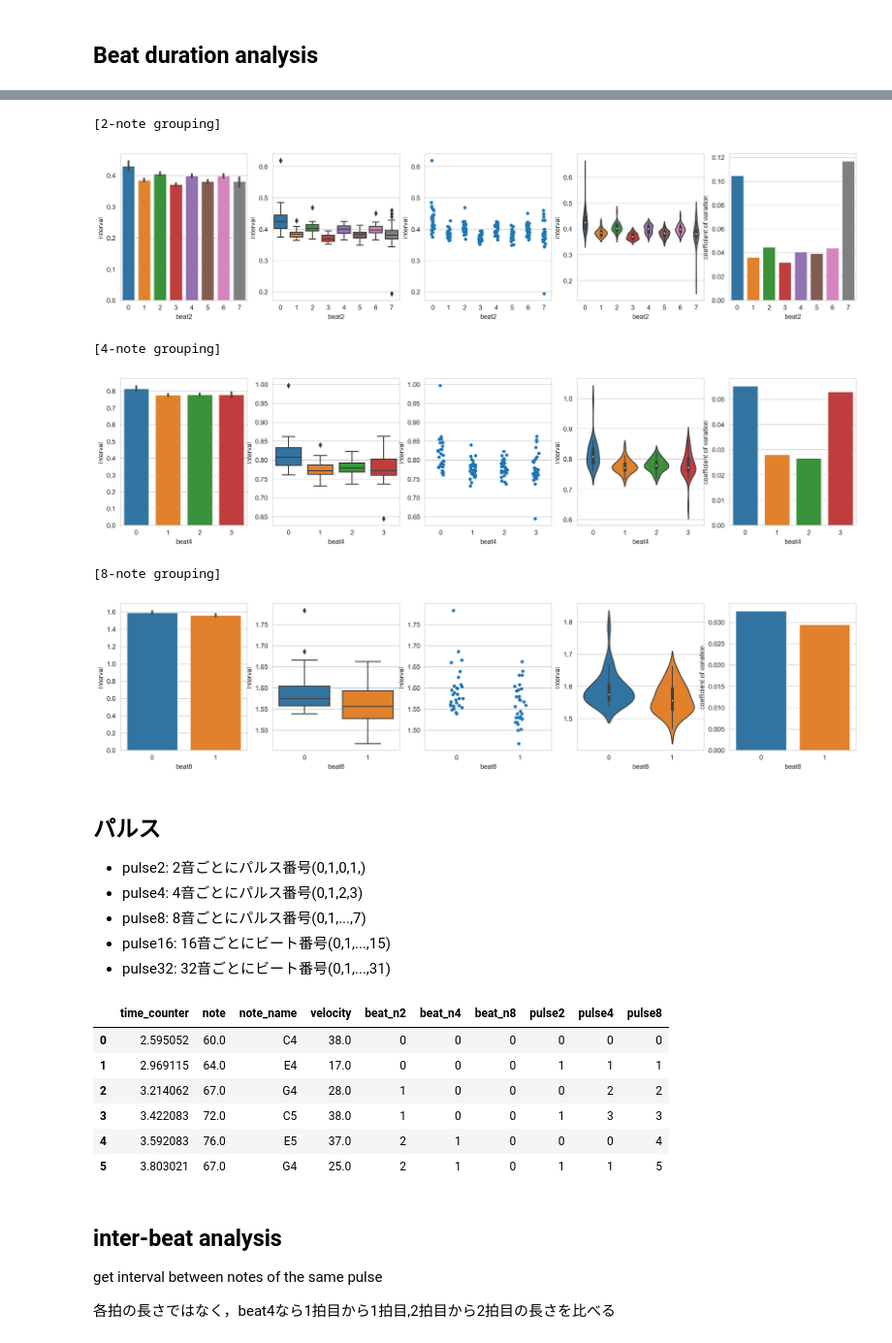
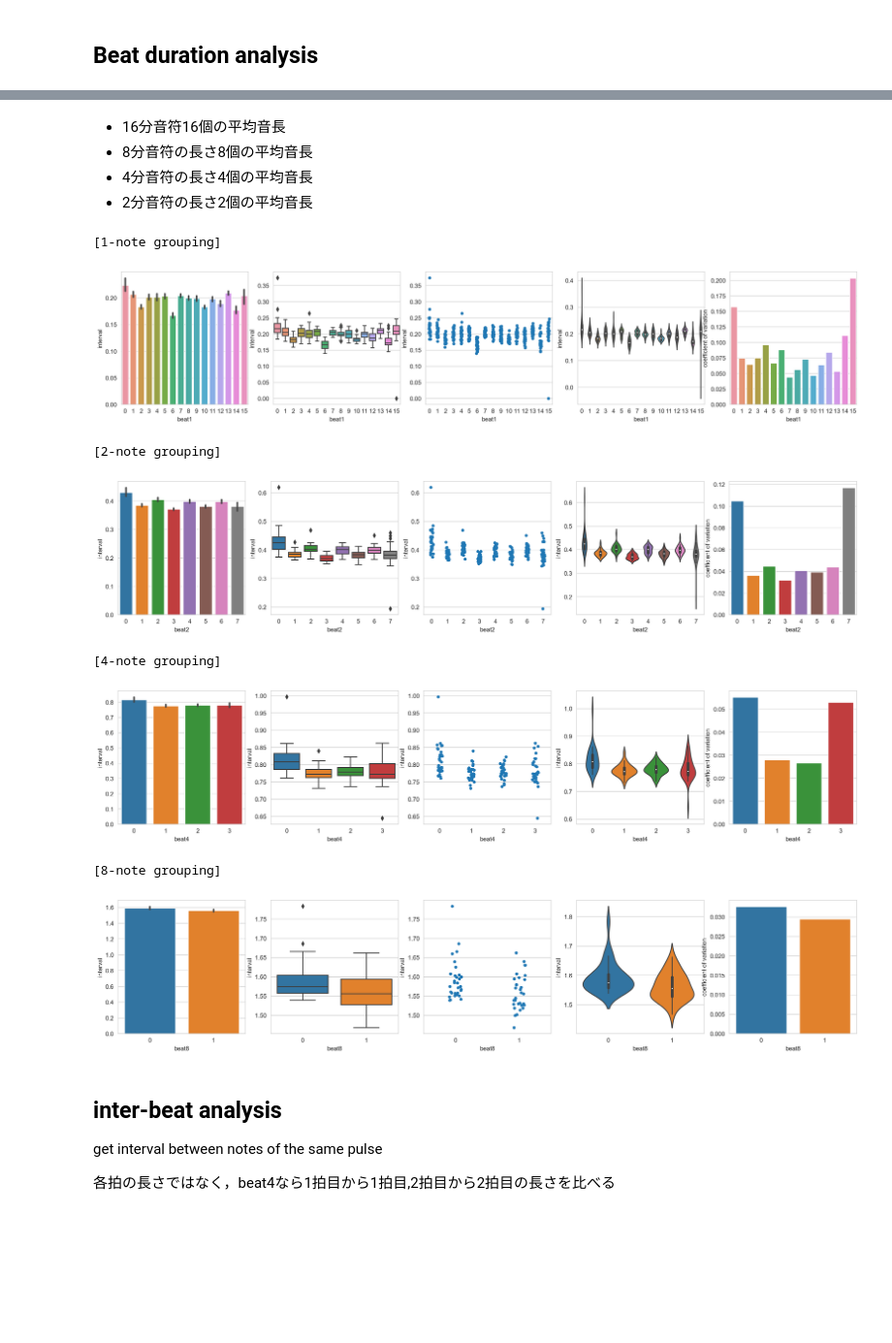
Before and after one commit to jnishii/midi-roll, a Jupyter notebook: midi_analysis.ipynb, the cells around one changed output, grey strips where cells are left out. Shown at 97% size. Saved outputs shown, nothing was run; the diff lists cells and outputs as text; code cells hidden in the pictures; blank space fills up the shorter version.

```diff
--- a/midi_analysis.ipynb
+++ b/midi_analysis.ipynb
@@ -100,11 +110,12 @@ Name: time_counter, dtype: float64
 # %%
 note_on.index=range(len(note_on))
 
-for i in range(1,4):
+N=5
+for i in range(0,N):
     k=2**i
     #note_on["beat"+str(k)]=((note_on.index // k) % (16//k))
     note_on["beat_n"+str(k)]=((note_on.index // k))
-
+    note_on["pulse"+str(k)]=note_on.index % k
 
 display(note_on[:5])
 display(note_on[15:20])
@@ -152,79 +239,36 @@ def get_stats(df, verbose=False):
+# %% [markdown]
+- 16分音符16個の平均音長
+- 8分音符の長さ8個の平均音長
+- 4分音符の長さ4個の平均音長
+- 2分音符の長さ2個の平均音長
 # %%
 from matplotlib import pyplot as plt
 import seaborn as sns
 
 df=interval1
 
 N=4
-for i in range(1,N):
+for i in range(0,N):
     #display(df[:5])
 
     k=2**i
     print("[{}-note grouping]".format(k))
-    means = np.empty(k)
-    stds = np.empty(k)
-    cov = np.empty(k)  # coefficient of variation (std/mean)
 
     beatname="beat"+str(k)
     beat_n_name="beat_n"+str(k)
     df_tmp=df[['interval',beat_n_name]].groupby(beat_n_name).sum()
     df_tmp[beatname]=df_tmp.index % (16//k)
 
-    fig, ax = plt.subplots(nrows=1, ncols=5, figsize=(20, 4))
-    x=0; axi=ax[x]
-    sns.barplot(data=df_tmp, x=beatname, y="interval", ax=axi)
-
-    x+=1; axi=ax[x]
-    sns.boxplot(data=df_tmp, x=beatname, y="interval", ax=axi)
-
-    x+=1; axi=ax[x]
-    sns.stripplot(data=df_tmp, x=beatname, y="interval", ax=axi)
-
-    x+=1; axi=ax[x]
-    sns.violinplot(data=df_tmp, x=beatname, y="interval", ax=axi)
-
-    df_stat=df_tmp[['interval',beatname]].groupby(beatname).agg(['mean','std'])['interval']
-    df_stat["cov"]=df_stat['std']/df_stat['mean']
-    #display(df_stat)
-
-    x+=1; axi=ax[x]
-    sns.barplot(data=df_stat, x=df_stat.index, y="cov", ax=axi)
-    axi.set_xlabel(beatname)
-    axi.set_ylabel("coefficient of variation")
-
-    plt.show()
+    plot_intervals(df=df_tmp, beatname=beatname)
 # %% [output]
-[2-note grouping]
+[1-note grouping]
-[figure, old version]
+[figure, new version]
-[4-note grouping]
+[2-note grouping]
-[figure, old version]
+[figure, new version]
-[8-note grouping]
+[4-note grouping]
-[figure, old version]
+[figure, new version]
+[8-note grouping]
+[figure, added]
-# %% [markdown]
-## パルス
-
-- pulse2: 2音ごとにパルス番号(0,1,0,1,)
-- pulse4: 4音ごとにパルス番号(0,1,2,3)
-- pulse8: 8音ごとにパルス番号(0,1,...,7)
-- pulse16: 16音ごとにビート番号(0,1,...,15)
-- pulse32: 32音ごとにビート番号(0,1,...,31)
-# %%
-note_on.index=range(len(note_on))
-
-for i in range(1,4):
-    k=2**i
-    note_on["pulse"+str(k)]=note_on.index % k
-
-
-display(note_on[:6])
-# %% [output]
-|  | time_counter | note | note_name | velocity | beat_n2 | beat_n4 | beat_n8 | pulse2 | pulse4 | pulse8 |
-| 0 | 2.595052 | 60.0 | C4 | 38.0 | 0 | 0 | 0 | 0 | 0 | 0 |
-| 1 | 2.969115 | 64.0 | E4 | 17.0 | 0 | 0 | 0 | 1 | 1 | 1 |
-| 2 | 3.214062 | 67.0 | G4 | 28.0 | 1 | 0 | 0 | 0 | 2 | 2 |
-| 3 | 3.422083 | 72.0 | C5 | 38.0 | 1 | 0 | 0 | 1 | 3 | 3 |
-| 4 | 3.592083 | 76.0 | E5 | 37.0 | 2 | 1 | 0 | 0 | 0 | 4 |
-| 5 | 3.803021 | 67.0 | G4 | 25.0 | 2 | 1 | 0 | 1 | 1 | 5 |
 # %% [markdown]
 ## inter-beat analysis
 get interval between notes of the same pulse
```
Also changed, not shown: parts of 22 cells of this notebook, 1 other file.
